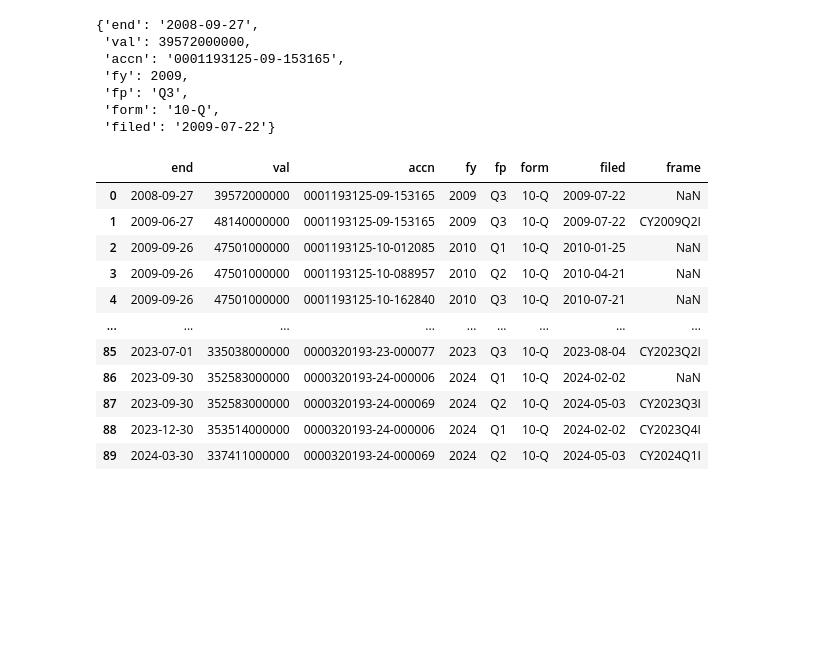
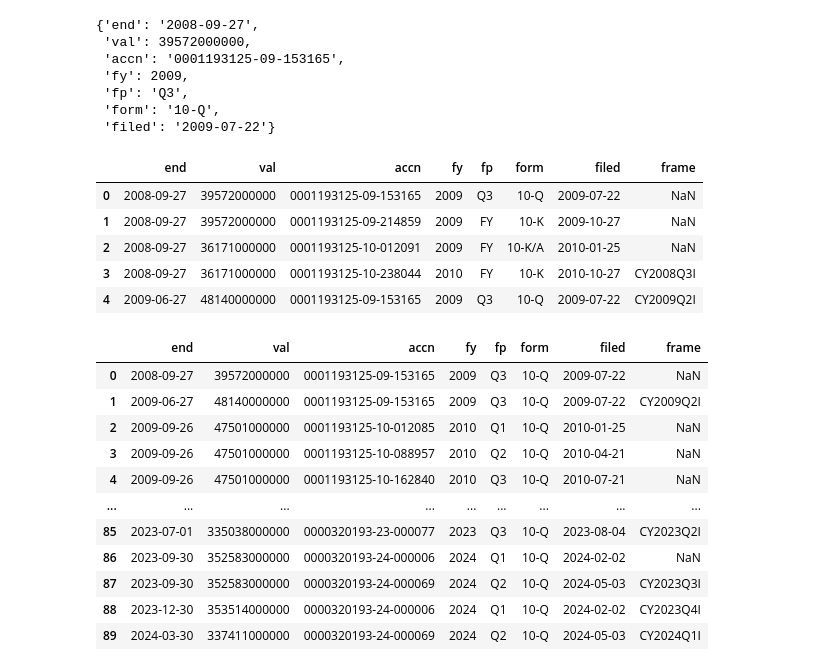
Before and after one commit to Anudeep28/Pytorch_Models, a Jupyter notebook: sec_edgar_code.ipynb, the cells around one changed output. Drawn from its saved outputs; the diff is of its cells as text; code cells hidden in the pictures; blank space fills up the shorter version.

```diff
--- a/sec_edgar_code.ipynb
+++ b/sec_edgar_code.ipynb
@@ -53,6 +77,15 @@ companyConcepts.json()['units']['USD'][0]
  'filed': '2009-07-22'}
 # %%
 assetData = pd.DataFrame.from_dict(companyConcepts.json()["units"]["USD"])
+# %%
+assetData.head()
+# %% [output]
+|  | end | val | accn | fy | fp | form | filed | frame |
+| 0 | 2008-09-27 | 39572000000 | 0001193125-09-153165 | 2009 | Q3 | 10-Q | 2009-07-22 | NaN |
+| 1 | 2008-09-27 | 39572000000 | 0001193125-09-214859 | 2009 | FY | 10-K | 2009-10-27 | NaN |
+| 2 | 2008-09-27 | 36171000000 | 0001193125-10-012091 | 2009 | FY | 10-K/A | 2010-01-25 | NaN |
+| 3 | 2008-09-27 | 36171000000 | 0001193125-10-238044 | 2010 | FY | 10-K | 2010-10-27 | CY2008Q3I |
+| 4 | 2009-06-27 | 48140000000 | 0001193125-09-153165 | 2009 | Q3 | 10-Q | 2009-07-22 | CY2009Q2I |
 # %%
 assets10Q = assetData[assetData.form == '10-Q']
 # %%
```
Also changed, not shown: parts of 8 cells of this notebook.
